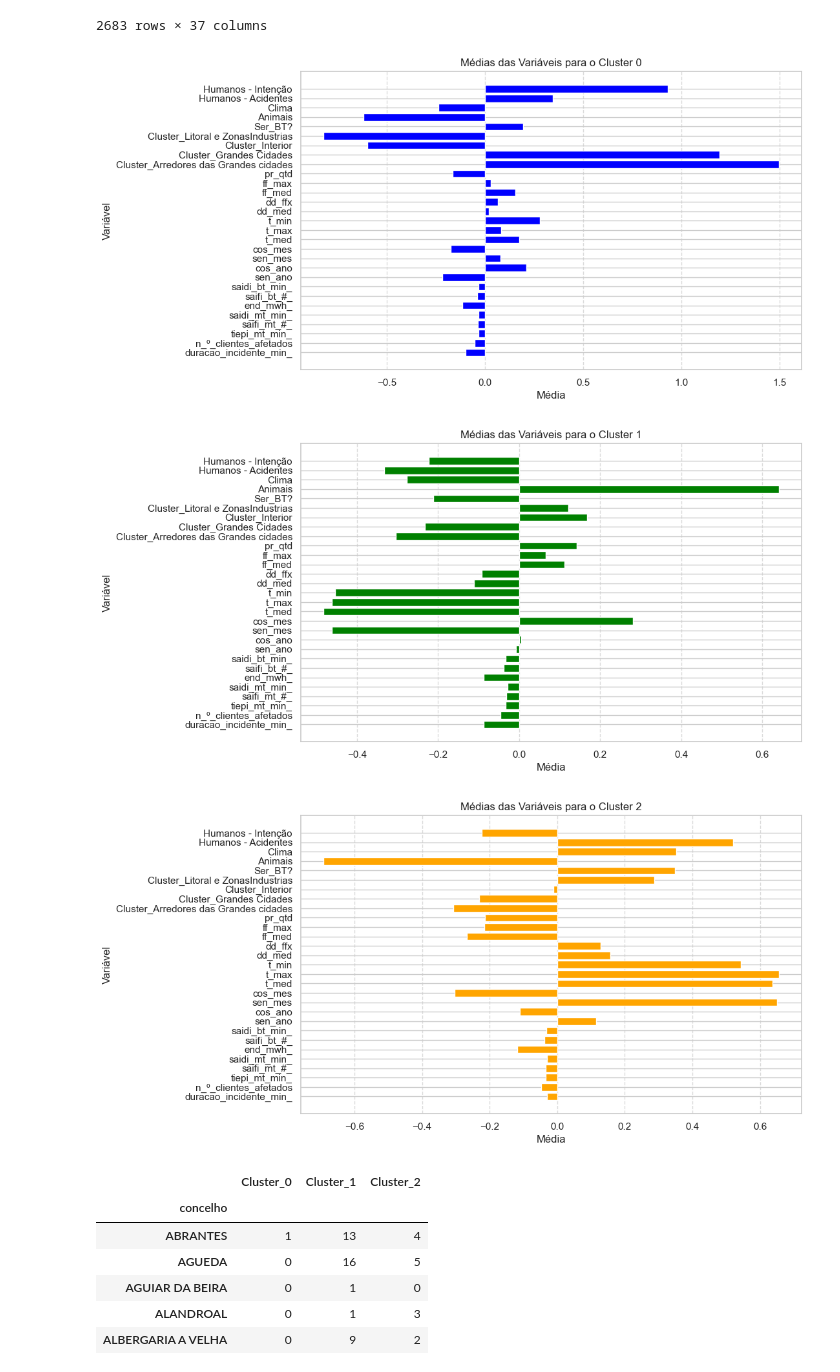
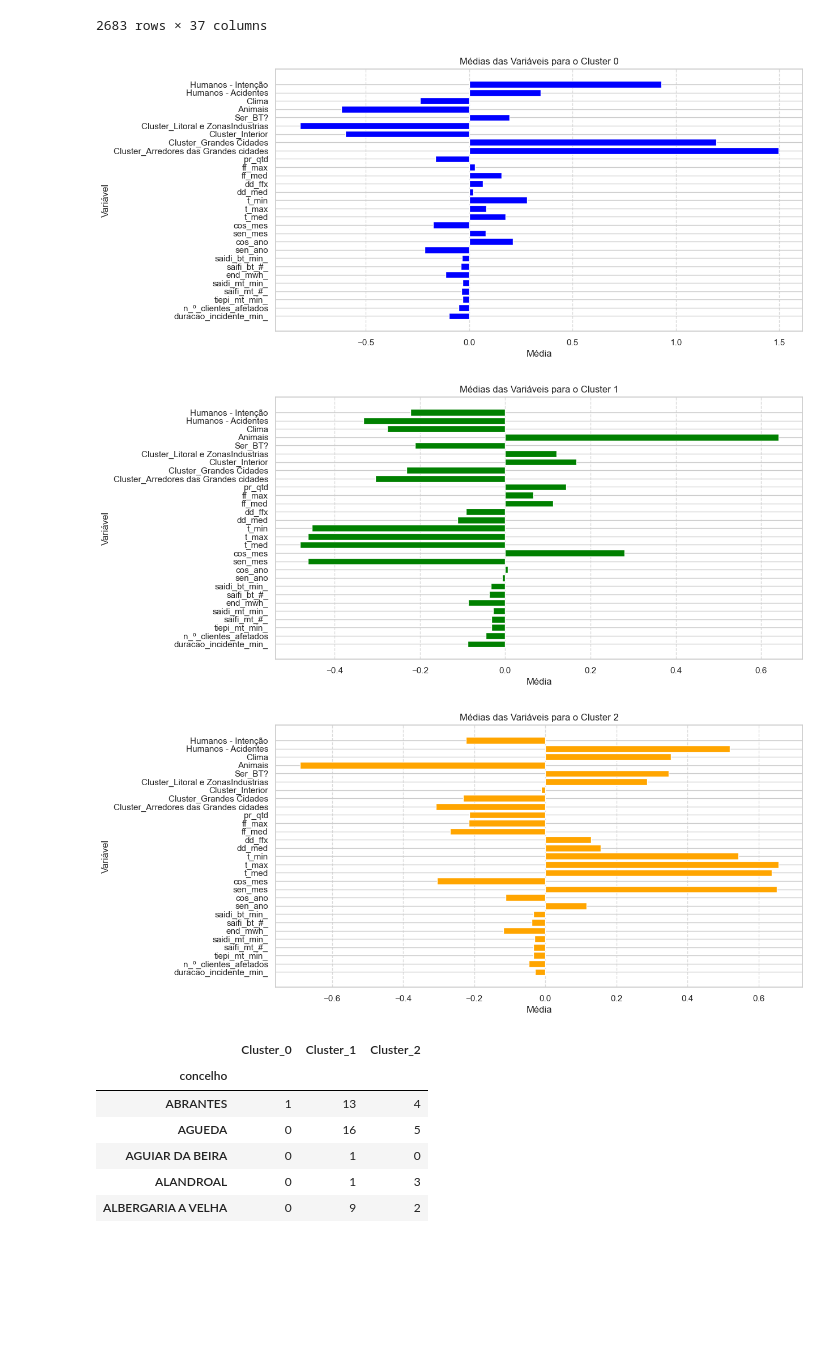
Before and after one commit to Vullkano/pfacd, a Jupyter notebook: rascunhos/freitas/5.1. ConcelhosClustersFinal.ipynb, the cells around one changed output. Cells and saved outputs as stored; diff of their text form; code cells hidden in the pictures; blank space fills up the shorter version.

```diff
--- a/rascunhos/freitas/5.1. ConcelhosClustersFinal.ipynb
+++ b/rascunhos/freitas/5.1. ConcelhosClustersFinal.ipynb
@@ -399,24 +398,26 @@ QuebrasFinal
 # %%
 # Agrupar os dados por cluster e calcular as médias
 cluster_means = QuebrasFinal.iloc[:, indices_col_numericas].groupby('Cluster_Agglomerative').mean()
 
 # Definir cores para os clusters
-colors = ['blue', 'green', 'orange', 'red']
+colors = ['blue', 'green', 'orange', 'red', 'pink', 'black']
 
 # Plotar os gráficos de barras para cada cluster
 for i, cluster in enumerate(cluster_means.index):
     cluster_data = cluster_means.loc[cluster]
-    plt.figure(figsize=(10, 6))
+    plt.figure(figsize=(12, 6))
     plt.barh(cluster_data.index, cluster_data.values, color=colors[i])
     plt.title(f'Médias das Variáveis para o Cluster {cluster}')
     plt.xlabel('Média')
     plt.ylabel('Variável')
     plt.grid(axis='x', linestyle='--', alpha=0.7)
+    # Salvar figura
+    plt.savefig(f"ClusterExplica{cluster}.png")
     plt.show()
 # %% [output]
-[figure, old version]
+[figure, new version]
-[figure, old version]
+[figure, new version]
-[figure, old version]
+[figure, new version]
 # %%
 # Criar a tabela pivô
 pivot_table = QuebrasFinal.pivot_table(index='concelho', columns='Cluster_Agglomerative', aggfunc='size', fill_value=0)
```
Also changed, not shown: parts of 2 cells of this notebook, 4 other files.
